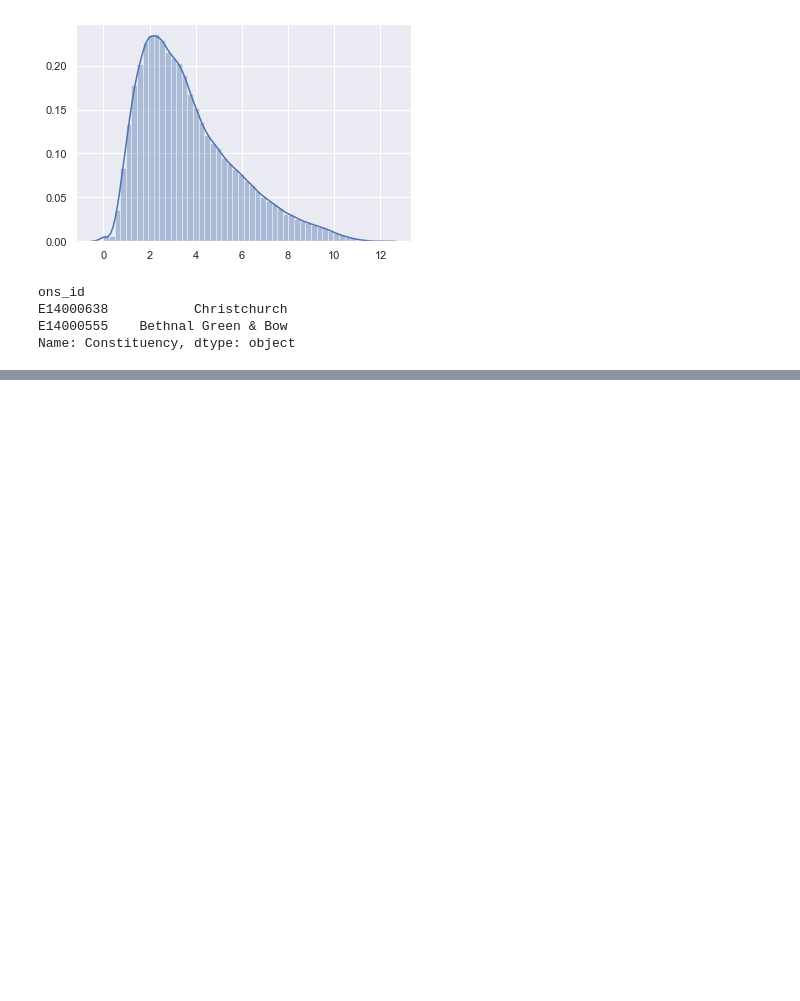
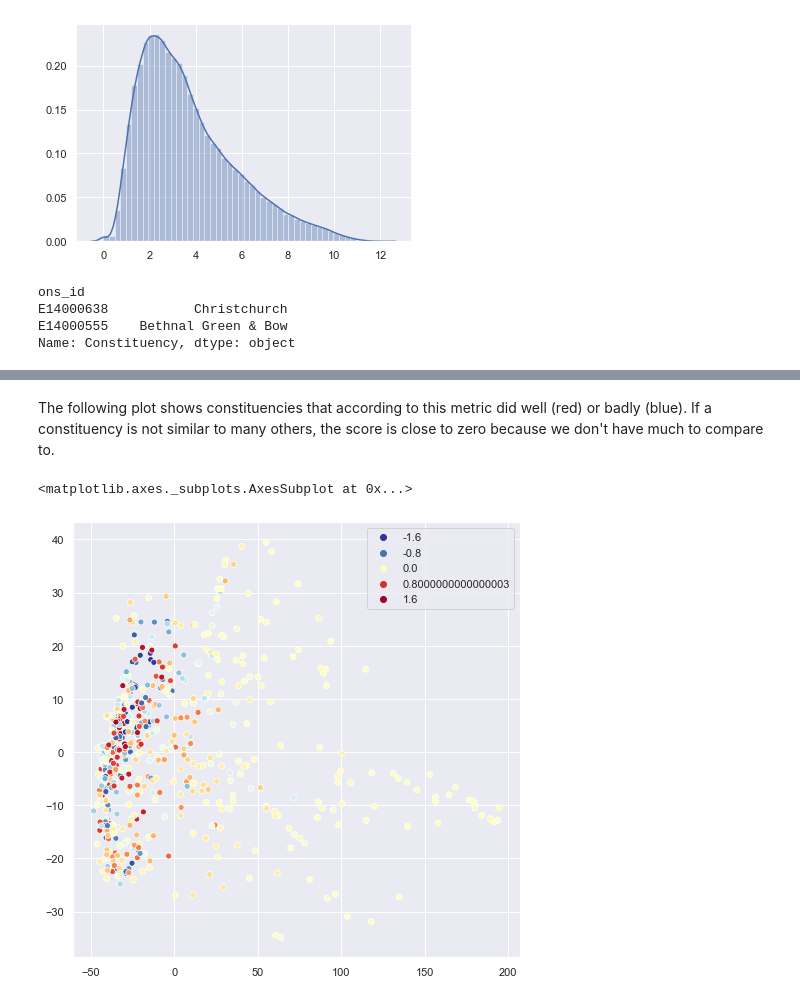
Before and after one commit to velocirobbie/labour-campaigns, a Jupyter notebook: cutoff_compare.ipynb, the cells around one changed output, grey strips where cells are left out. Drawn from its saved outputs; the diff is of its cells as text; code cells hidden in the pictures; blank space fills up the shorter version.

Commit message:
added cutoff compare

```diff
--- a/cutoff_compare.ipynb
+++ b/cutoff_compare.ipynb
@@ -365,0 +180,39 @@ sns.distplot(sizes)
+# %%
+def distance(X, cutoff=None):
+    return pairwise_distances(X)
+
+def distance_cutoff(X, cutoff):
+    dist_matrix = distance(X)
+    mask = dist_matrix > cutoff
+    dist_matrix[mask] = 0
+    return dist_matrix
+
+def distance_rescale(X, exponent=math.e):
+    dist_matrix = distance(X)
+    return exponent**dist_matrix
+
+def calc_significance_matrix(demographic_data, constit_score,
+                             dist_func=distance, **kwargs):
+    X_scaled      = preprocessing.scale(demographic_data)
+    dist_matrix   = dist_func(X_scaled, **kwargs)
+    constit_score = preprocessing.scale(constit_score)
+    score_matrix  = constit_score[:,np.newaxis] - constit_score
+    significance  = np.zeros(score_matrix.shape) # need to initialise all to zero
+    np.divide( score_matrix, dist_matrix, where=dist_matrix!=0,
+             out=significance)
+    return significance
+
+def calc_campaign_conf(demographic_data, constit_score,
+                             dist_func=distance, **kwargs):
+    #assert np.all( demographic_data.index == constit_score.index )
+    significance = calc_significance_matrix(demographic_data, constit_score, dist_func, **kwargs)
+    return pd.Series(np.sum(significance,1),index=constits_id)
+# %%
+cutoff = 1
+results = pd.DataFrame({
+                        'constituency': constits_name,
+                        'uns': calc_campaign_conf(demographic_data, scores['uns']),
+                        'uns_cut': calc_campaign_conf(demographic_data, scores['uns'],distance_cutoff, cutoff=cutoff),
+                        'uns_rescale': calc_campaign_conf(demographic_data, scores['uns'],distance_rescale, exponent=10)
+                       }, index = constits_id)
+results.head()
@@ -365,0 +229,8 @@ sns.distplot(sizes)
+# %% [markdown]
+The following plot shows constituencies that according to this metric did well (red) or badly (blue). If a constituency is not similar to many others, the score is close to zero because we don't have much to compare to.
+# %%
+plt.figure(figsize=(8,8))
+sns.scatterplot(x=x,y=y,hue=np.tanh(np.array(results['uns_rescale'])/10), palette='RdYlBu_r')
+# %% [output]
+<matplotlib.axes._subplots.AxesSubplot at 0x...>
+[figure, added]
```
Also changed, not shown: parts of 64 cells of this notebook.
